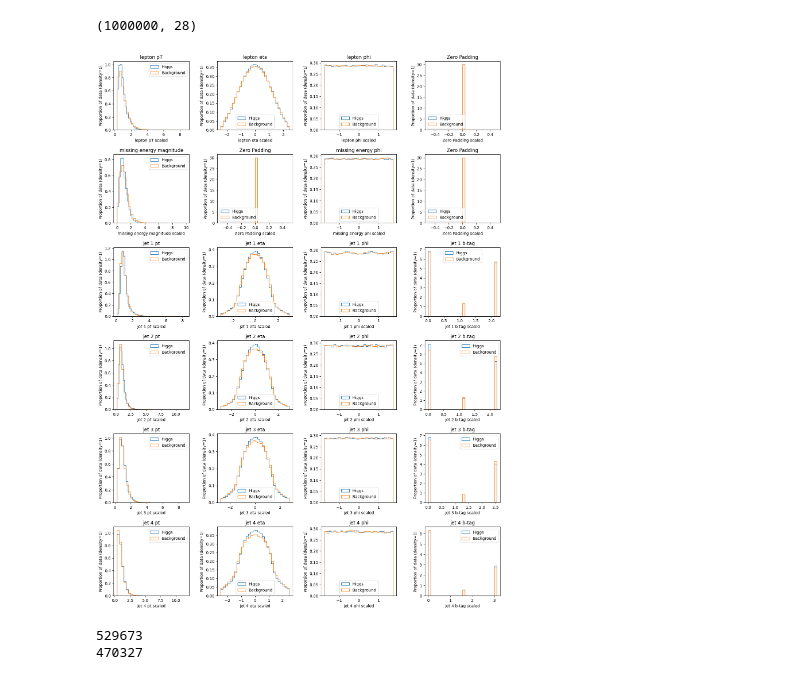
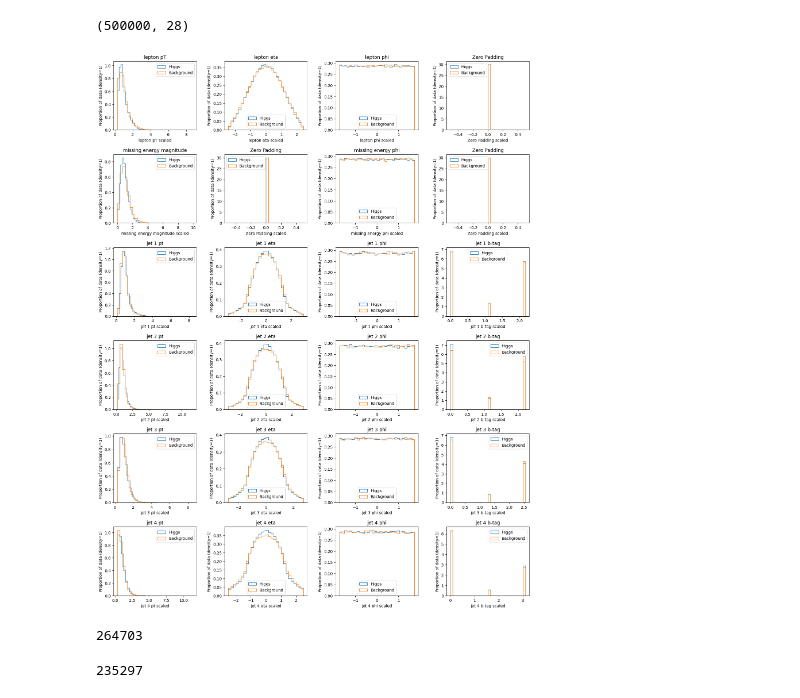
Before and after one commit to ML4SCI/PMAE, a Jupyter notebook: UCI_Higgs_Demo.ipynb, the cells around one changed output. Saved outputs shown, nothing was run; the diff lists cells and outputs as text; code cells hidden in the pictures.

```diff
--- a/UCI_Higgs_Demo.ipynb
+++ b/UCI_Higgs_Demo.ipynb
@@ -65,12 +49,12 @@ X = np.array(X, dtype=np.float32)
 y = np.array(y, dtype=np.float32)
 # %%
 # Grab only the first 500k items
-X = X[:1000000]
-y = y[:1000000]
+X = X[:500000]
+y = y[:500000]
 # %%
 print(X.shape)
 # %% [output]
-(1000000, 28)
+(500000, 28)
 # %%
 # Remove high level features and add 0 padding to line up related quantities
 X = np.delete(X, obj=np.s_[X.shape[1]-7:X.shape[1]], axis=-1)
@@ -80,28 +64,28 @@ X = np.insert(X, obj=np.s_[7:8], values=0, axis=-1)
 # %%
 # Visualizing the data
 names = ["lepton pT", "lepton eta", "lepton phi", "Zero Padding",
          "missing energy magnitude", "Zero Padding", "missing energy phi", "Zero Padding",
          "jet 1 pt", "jet 1 eta", "jet 1 phi", "jet 1 b-tag",
          "jet 2 pt", "jet 2 eta", "jet 2 phi", "jet 2 b-tag",
          "jet 3 pt", "jet 3 eta", "jet 3 phi", "jet 3 b-tag",
          "jet 4 pt", "jet 4 eta", "jet 4 phi", "jet 4 b-tag"]
 
-fig, axes = plt.subplots(6,4, figsize=(15,20))
+fig, axes = plt.subplots(6,4, figsize=(16,20))
 fig.tight_layout(pad=4)
 
 X_higgs = X[y==1]
 X_nohiggs = X[y==0]
 y_higgs = y[y==1]
 y_nohiggs = y[y==0]
 
 for i in range(len(axes)):
     for j in range(len(axes[0])):
         axes[i,j].hist(X_higgs[:,i*4+j], histtype='step', stacked=False, density=1, bins=30, label='Higgs')
         axes[i,j].hist(X_nohiggs[:,i*4+j], histtype='step', stacked=False, density=1, bins=30, label='Background')
         axes[i,j].set_title(names[i*4+j])
         axes[i,j].set_xlabel(names[i*4+j] + ' scaled')
         axes[i,j].legend()
         axes[i,j].set_ylabel("Proportion of data (density=1)")
 plt.show()
 # %% [output]
-[figure, old version]
+[figure, new version]
@@ -108,6 +95,4 @@ plt.show()
 # %%
 print(len(X_higgs))
-print(len(X_nohiggs))
 # %% [output]
-529673
-470327
+264703
@@ -117,0 +99,4 @@ labels_tt = np.zeros(len(X_nohiggs))
+# %%
+print(len(X_nohiggs))
+# %% [output]
+235297
```
Also changed, not shown: parts of 45 cells of this notebook.
